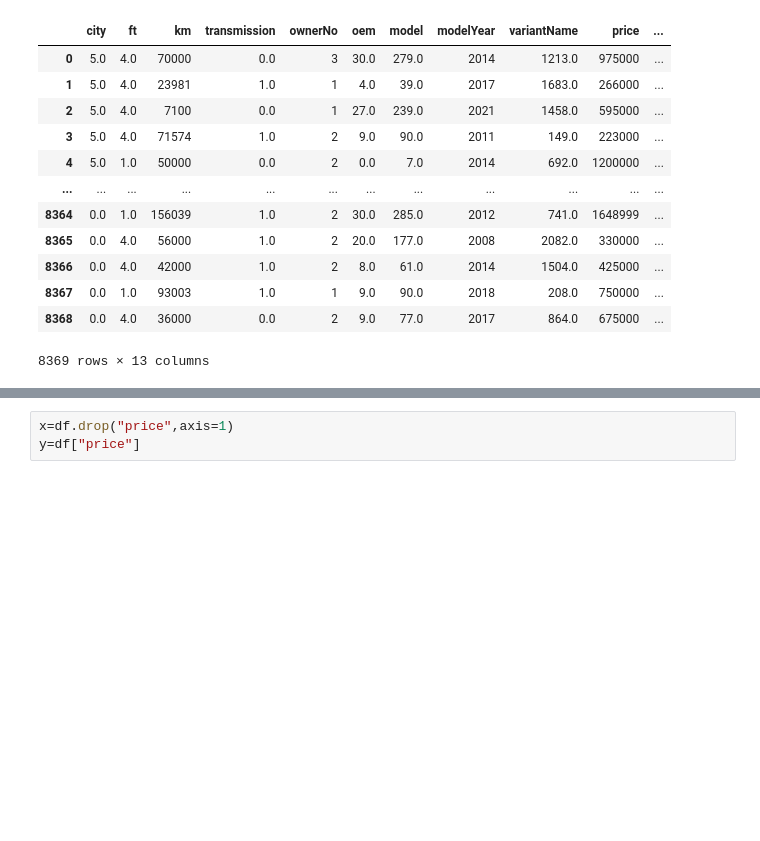
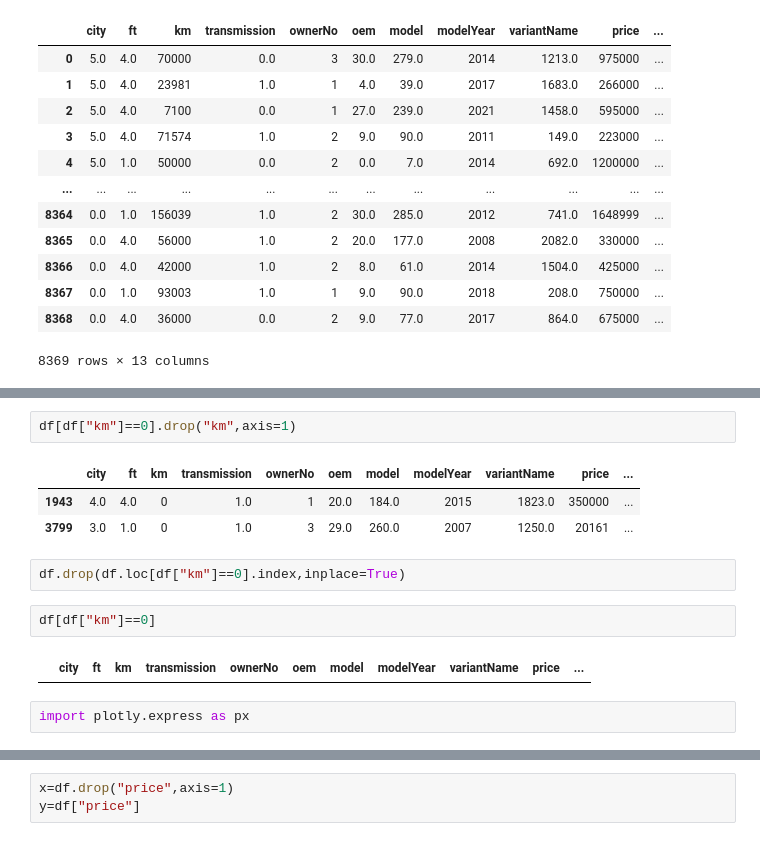
Before and after one commit to Hemanthk408/Car_rate_prediction, a Jupyter notebook: Cars_Rate.ipynb, the cells around one changed output, grey strips where cells are left out. Cells and saved outputs as stored; diff of their text form; blank space fills up the shorter version.

```diff
--- a/Cars_Rate.ipynb
+++ b/Cars_Rate.ipynb
@@ -156,0 +327,14 @@ df.corr()
+# %%
+df[df["km"]==0].drop("km",axis=1)
+# %% [output]
+|  | city | ft | km | transmission | ownerNo | oem | model | modelYear | variantName | price | ... |
+| 1943 | 4.0 | 4.0 | 0 | 1.0 | 1 | 20.0 | 184.0 | 2015 | 1823.0 | 350000 | ... |
+| 3799 | 3.0 | 1.0 | 0 | 1.0 | 3 | 29.0 | 260.0 | 2007 | 1250.0 | 20161 | ... |
+# %%
+df.drop(df.loc[df["km"]==0].index,inplace=True)
+# %%
+df[df["km"]==0]
+# %% [output]
+|  | city | ft | km | transmission | ownerNo | oem | model | modelYear | variantName | price | ... |
+# %%
+import plotly.express as px
```
Also changed, not shown: parts of 20 cells of this notebook.
